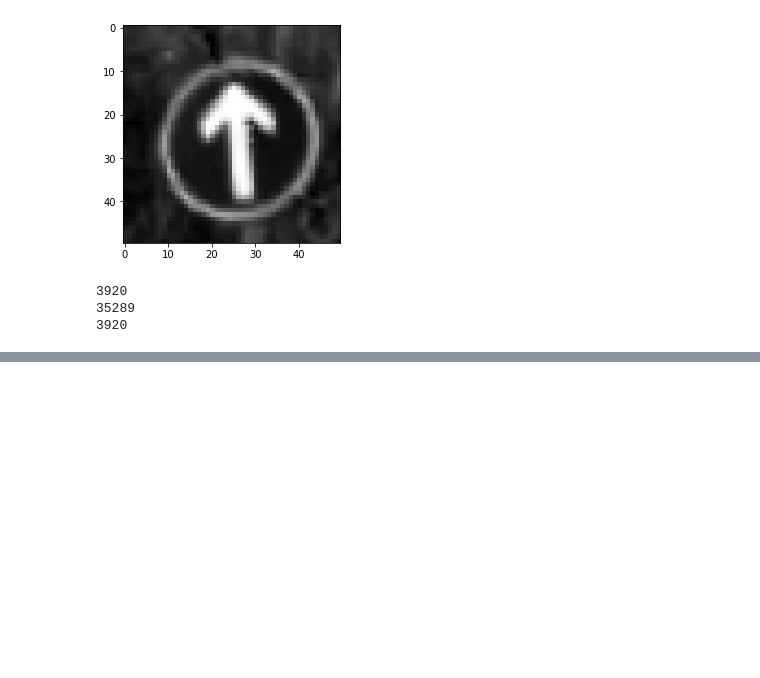
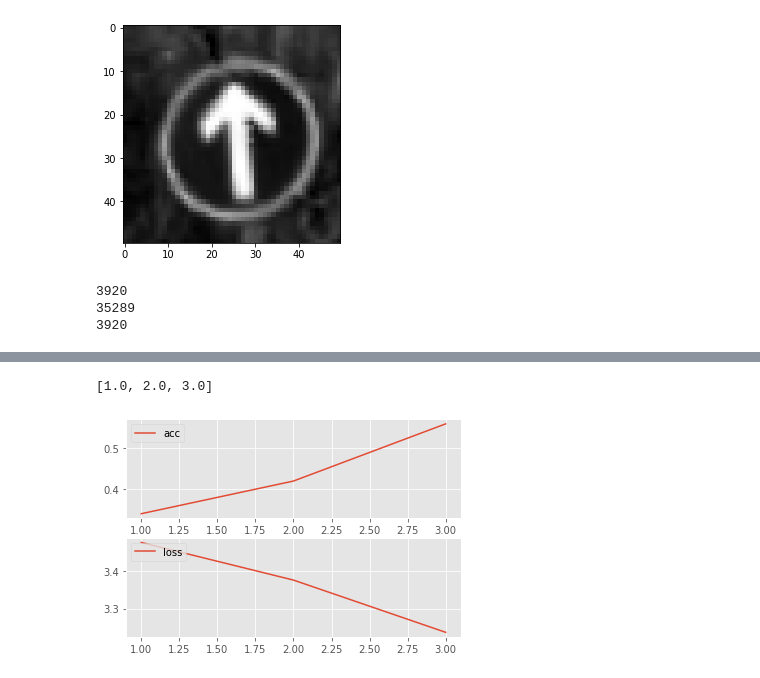
Before and after one commit to TheSharpOwl/PyTorchIntern2020, a Jupyter notebook: Final.ipynb, the cells around one changed output, grey strips where cells are left out. Drawn from its saved outputs; the diff is of its cells as text; code cells hidden in the pictures; blank space fills up the shorter version.

Commit message:
did the first plot

```diff
--- a/Final.ipynb
+++ b/Final.ipynb
@@ -213,19 +213,25 @@ net = Net().to(device)
 optimizer = optim.Adam(net.parameters(), lr = 0.001)
 lossFunction = nn.CrossEntropyLoss()
 # after each epoch, calcualte the loss and the accurancy to plot changes at the end
-
-def train():
+epochs = 3
+def train(epochs):
     batchSize = 50
-    epochs = 10
-    with open("model.log", "a") as f:
+    epochAcc = []
+    epochLoss = []
+    with open("model.log", 'w') as f:
         for epoch in range(epochs):
+            acc2, loss2 = 0,0
             for i in tqdm(range(0, len(trainX), batchSize)):
                 batchX = trainX[i:i+batchSize].view(-1,1,50,50).to(device)
                 batchY = trainY[i:i+batchSize].to(device)
-
                 acc, loss = forwardPass(batchX, batchY, train = True)
+                acc2, loss2 = acc, loss
                 if i % 25 == 0:
                     valAcc, valLoss = test(size=50)
                     f.write(f"{modelName},{round(time.time(),3)},{round(float(acc),2)},{round(float(loss),4)},{round(float(valAcc),2)},{round(float(valLoss),4)}\n")
-
-train()
+            epochAcc.append(valAcc)
+            epochLoss.append(valLoss)
+    with open("model2.log", 'w') as f:
+        for epoch in range(epochs):
+              f.write(f"{round(float(epochAcc[epoch]),2)},{round(float(epochLoss[epoch]),4)}\n")
+train(epochs)
@@ -284,0 +289,44 @@ createAccLossGraph(modelName)
+# %%
+import matplotlib.pyplot as plt
+from matplotlib import style
+
+# create a simple graph for model analysis
+# if you run it in an IDE, you will have more controls over the graph such as zooming
+style.use("ggplot")
+
+# we already have the variable modelName
+
+def createAccLossGraph2(modelName):
+    contents = open("model2.log", "r").read().split('\n')
+    times = []
+    accuarncies = []
+    losses = []
+    count = 1
+    for c in contents:
+        if(count <= epochs):
+            xx, yy = c.split(",")
+            times.append(float(count))
+            count += 1
+            accuarncies.append(float(xx))
+            losses.append(float(yy))
+
+    print(times)
+    fig = plt.figure() #because we need more than one plot, if we need we would use plt.plot
+    ax1 = plt.subplot2grid((2,1), (0,0))
+    ax2 = plt.subplot2grid((2,1), (1,0), sharex = ax1)
+
+    ax1.plot(times, accuarncies, label="acc")
+    ax1.legend(loc=2)
+
+    ax2.plot(times, losses, label="loss")
+    ax2.legend(loc=2)
+
+    #debug
+
+    plt.show()
+
+
+createAccLossGraph2(modelName)
+# %% [output]
+[1.0, 2.0, 3.0]
+[figure, added]
```
Also changed, not shown: parts of 3 cells of this notebook, 2 other files.
